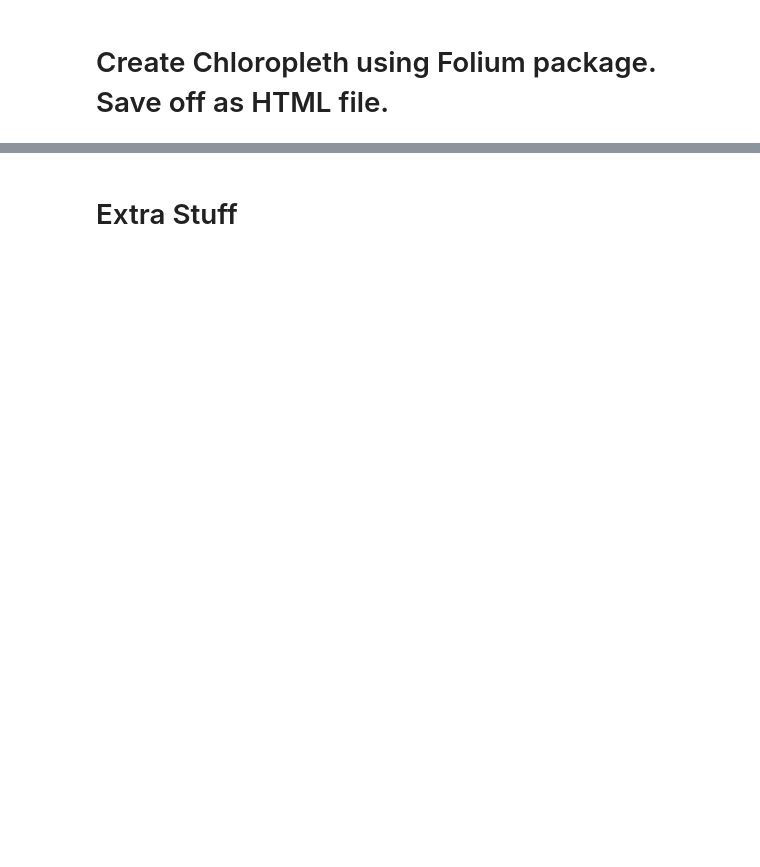
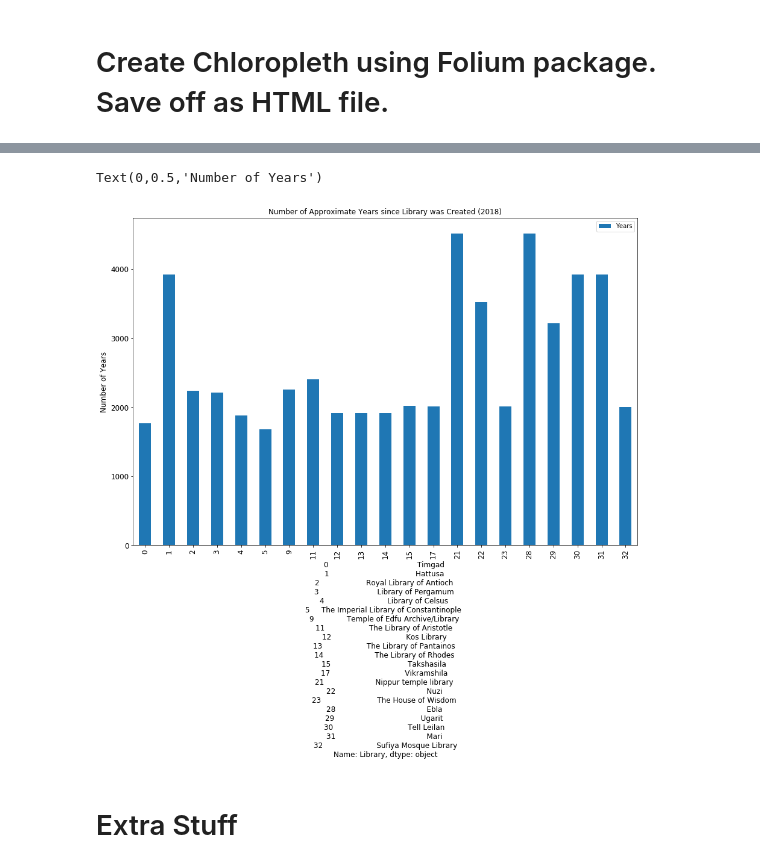
Before and after one commit to Data-HistoryLovers/Hist_Blogs, a Jupyter notebook: Hist01_AncientLibraries.ipynb, the cells around one changed output, grey strips where cells are left out. Saved outputs shown, nothing was run; the diff lists cells and outputs as text; code cells hidden in the pictures; blank space fills up the shorter version.

Commit message:
Stopping point - working on visually showing number of years since library was created

```diff
--- a/Hist01_AncientLibraries.ipynb
+++ b/Hist01_AncientLibraries.ipynb
@@ -391,3 +391,12 @@ m.save(outfile= "Countries_LibraryCNT.html")
 ##os.remove("country2.json")
 ##os.remove("temp.txt")
 m
+# %%
+date_compare = df3.filter(['Library', 'Start_Date', 'Start_Date_Y'], axis=1)
+date_compare['current_date'] = 2018
+date_compare = date_compare.dropna(subset=['Start_Date_Y'])
+date_compare['Start_Date_Y'] = pd.to_numeric(date_compare['Start_Date_Y'], errors='coerce')
+date_compare['current_date'] = pd.to_numeric(date_compare['current_date'], errors='coerce')
+date_compare['Years'] = np.where(date_compare['Start_Date'].str.contains('A.D.', na=False), date_compare['current_date'] - date_compare['Start_Date_Y'], '')
+date_compare.loc[date_compare["Start_Date"].str.contains('B.C.',), 'Years'] = date_compare['current_date'] - date_compare['Start_Date_Y'] -1
+date_compare
@@ -394,3 +421,16 @@ m
+# %%
+import matplotlib.pyplot as plt
+date_compare['Years'] = pd.to_numeric(date_compare['Years'], errors='coerce')
+date_compare2 = date_compare.filter(['Library', 'Years'], axis=1)
+##date_compare2.plot.bar(figsize=(15,8))
+
+
+ax = date_compare2.plot(kind='bar', title ="Number of Approximate Years since Library was Created (2018)",figsize=(15,10),legend=True, fontsize=12)
+ax.set_xlabel(date_compare['Library'],fontsize=12)
+ax.set_ylabel("Number of Years",fontsize=12)
+# %% [output]
+Text(0,0.5,'Number of Years')
+[figure, added]
 # %% [markdown]
 # Extra Stuff
 # %%
```
Also changed, not shown: parts of 1 cell of this notebook.
